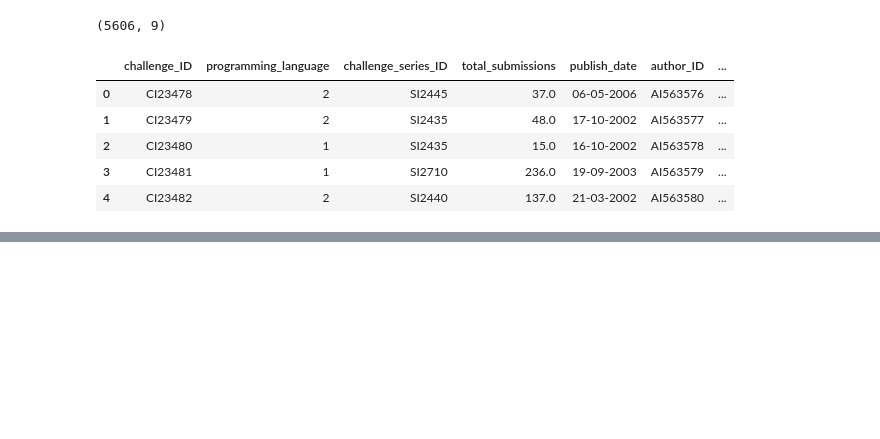
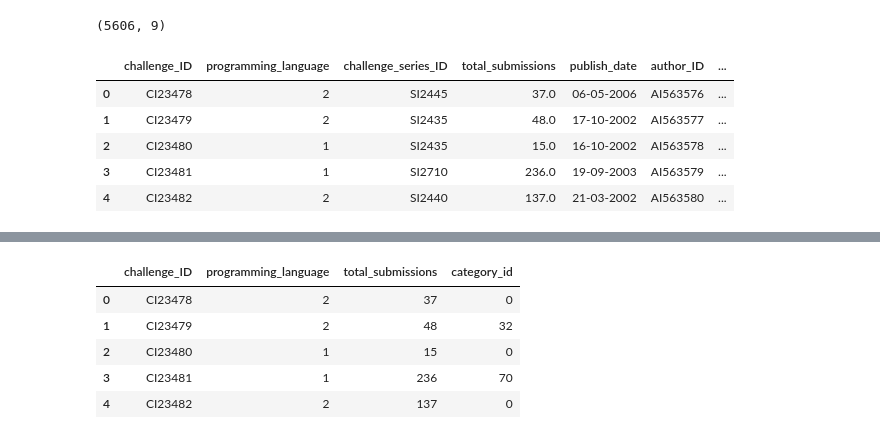
Before and after one commit to proafxin/janatahack, a Jupyter notebook: janatahack.ipynb, the cells around one changed output, grey strips where cells are left out. Cells and saved outputs as stored; diff of their text form; code cells hidden in the pictures; blank space fills up the shorter version.

```diff
--- a/janatahack.ipynb
+++ b/janatahack.ipynb
@@ -89,0 +112,9 @@ challenges.tail()
+# %%
+challenges.head()
+# %% [output]
+|  | challenge_ID | programming_language | total_submissions | category_id |
+| 0 | CI23478 | 2 | 37 | 0 |
+| 1 | CI23479 | 2 | 48 | 32 |
+| 2 | CI23480 | 1 | 15 | 0 |
+| 3 | CI23481 | 1 | 236 | 70 |
+| 4 | CI23482 | 2 | 137 | 0 |
```
Also changed, not shown: parts of 33 cells of this notebook.
